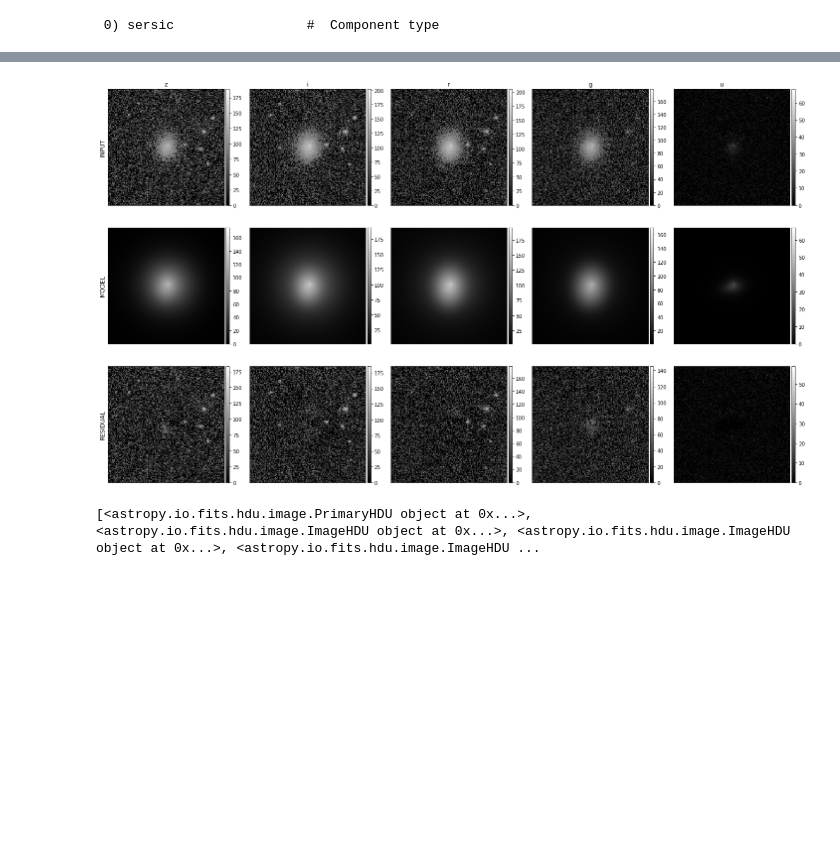
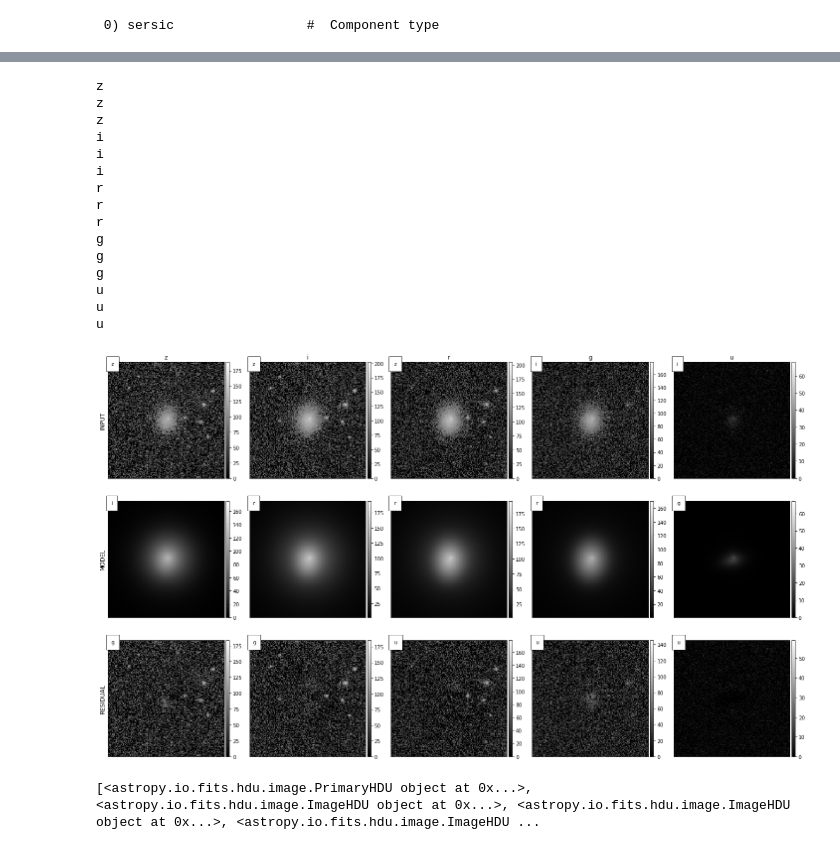
Before and after one commit to Schwarzam/pygalfitm, a Jupyter notebook: dev/feedme_manipulator.ipynb, the cells around one changed output, grey strips where cells are left out. Cells and saved outputs as stored; diff of their text form; code cells hidden in the pictures; blank space fills up the shorter version.

```diff
--- a/dev/feedme_manipulator.ipynb
+++ b/dev/feedme_manipulator.ipynb
@@ -167,37 +182,61 @@ plot_data
 
 n_filters = len(filters)
 filters_index = 0
+band_index = 0
 
 fig = plt.figure(figsize=(n_filters * 4, 12))
 
 y_label = ["INPUT", "MODEL", "RESIDUAL"]
 y_label_index = 0
 
-for i in range(1, bands * 3 + 1):
+actual_filter = ""
+for i in range(1, n_filters * 3 + 1):
     ax = fig.add_subplot(3,5, i)
     im_data = make_lupton_rgb(f[i].data, f[i].data, f[i].data, stretch=0.2, Q=8)
     im = ax.imshow(im_data, cmap='gray', interpolation='None')
 
     ax.set_xticks([])
     ax.set_yticks([])
 
     if i % n_filters == 1:
         ax.set_ylabel(y_label[y_label_index], rotation=90, size='large')
         y_label_index += 1
+
     if i <= n_filters:
         ax.set_title(filters[filters_index])
+
         filters_index += 1
+
+    if i % 3 == 1:
+        actual_filter = filters[band_index]
+        band_index += 1
+
+    print(actual_filter)
+    ax.text(5, 5, actual_filter, bbox={'facecolor': 'white', 'pad': 10})
 
     divider = make_axes_locatable(ax)
     cax = divider.append_axes('right', size='3%', pad=0.05)
     fig.colorbar(im, cax=cax, orientation='vertical')
 
-
-
 fig.tight_layout()
 plt.show()
 # %% [output]
+z
+z
+z
+i
+i
+i
+r
+r
+r
+g
+g
+g
+u
+u
+u
-[figure, old version]
+[figure, new version]
 # %%
 file = fits.open("outputs/testss.fits")
 # %%
```
Also changed, not shown: parts of 2 cells of this notebook.
